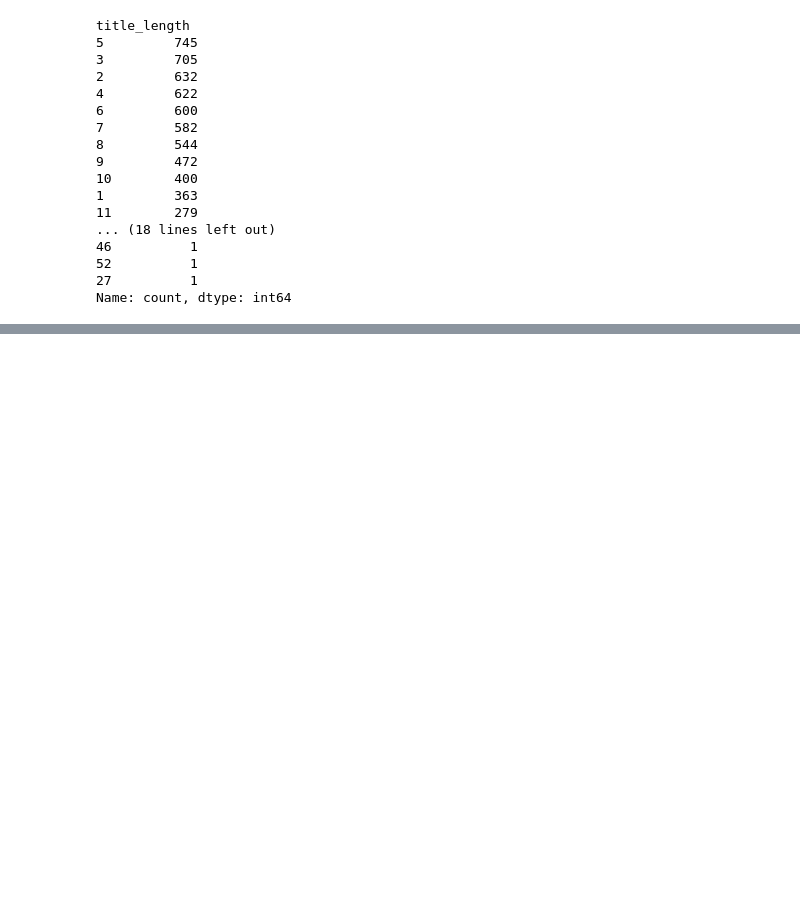
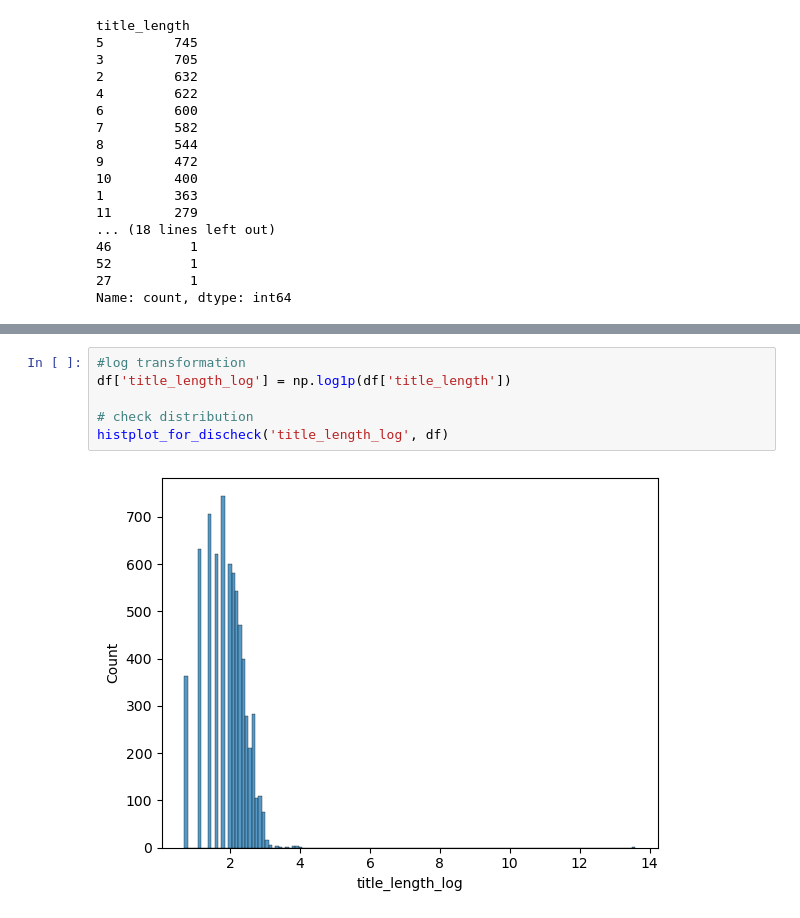
Before and after one commit to JingwenJennyLU/macs-thesis, a Jupyter notebook: draft.ipynb, the cells around one changed output, grey strips where cells are left out. Cells and saved outputs as stored; diff of their text form; blank space fills up the shorter version.

```diff
--- a/draft.ipynb
+++ b/draft.ipynb
@@ -419,0 +437,8 @@ Name: count, dtype: int64
+# %%
+#log transformation
+df['title_length_log'] = np.log1p(df['title_length'])
+
+# check distribution
+histplot_for_discheck('title_length_log', df)
+# %% [output]
+[figure, added]
```
Also changed, not shown: parts of 29 cells of this notebook.
